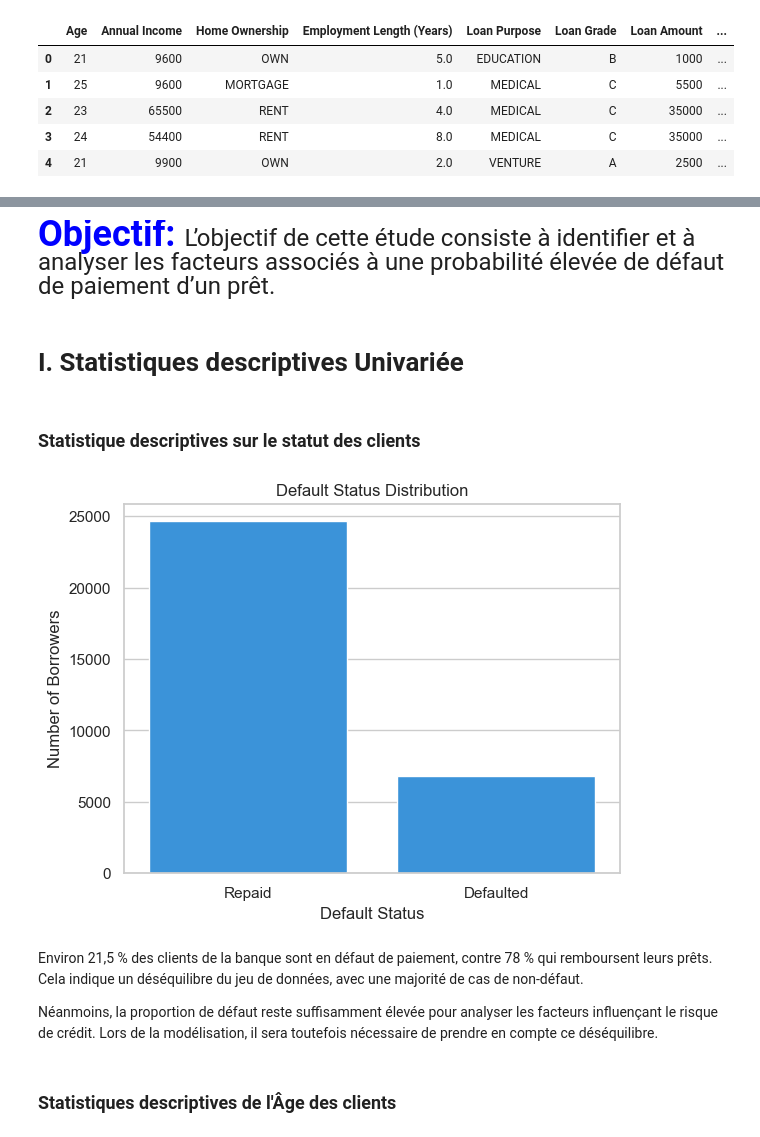
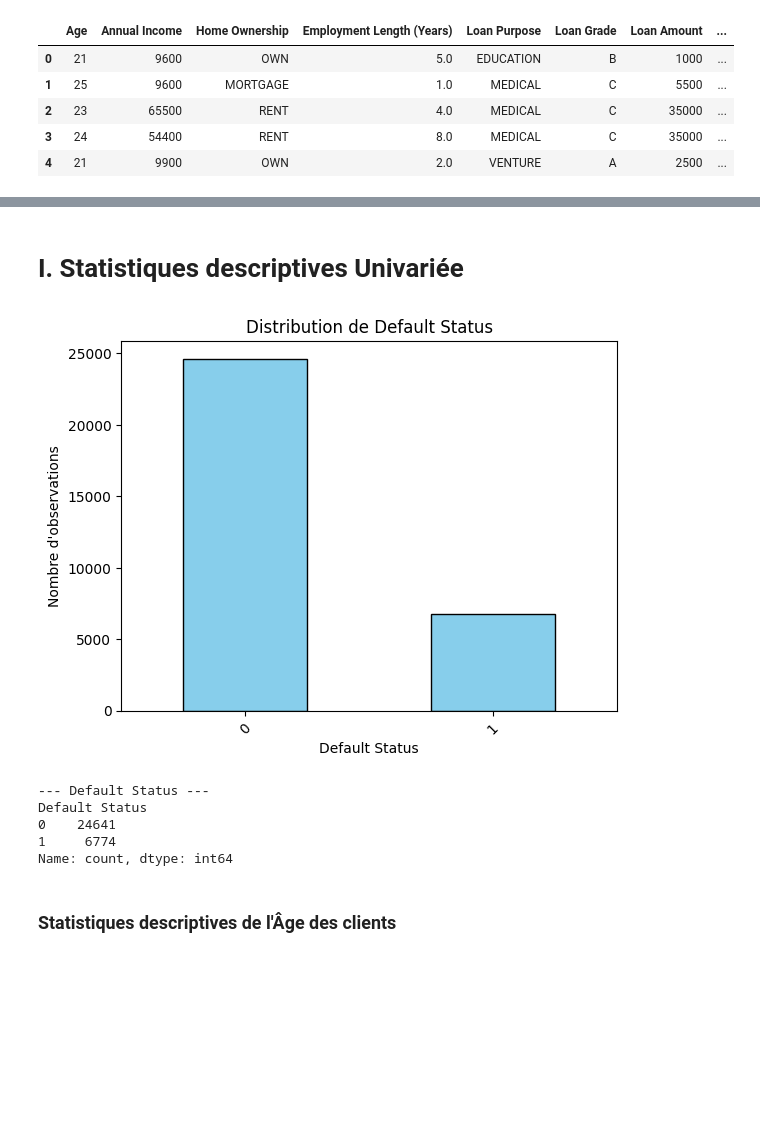
Before and after one commit to YATABARE-Cheikna-Amala/Projet-Final-Python_Pour_la_Data_Science, a Jupyter notebook: Projet_python_pour_la_data_science.ipynb, the cells around one changed output, grey strips where cells are left out. Cells and saved outputs as stored; diff of their text form; code cells hidden in the pictures; blank space fills up the shorter version.

```diff
--- a/Projet_python_pour_la_data_science.ipynb
+++ b/Projet_python_pour_la_data_science.ipynb
@@ -112,31 +89,16 @@ summary
 # %%
 from statistique_descriptive import Statistique_Descriptives
 from statistique_descriptive import analyse_categorielle
-# %% [markdown]
-<span style="color:blue; font-size:36px; font-weight:bold;">
-Objectif:
-</span>
-
-<span style="font-size:24px;">
-L’objectif de cette étude consiste à identifier et à analyser les facteurs associés à une probabilité élevée de défaut de paiement d’un prêt.
-</span>
 # %% [markdown]
 # I. Statistiques descriptives Univariée
-# %% [markdown]
-### Statistique descriptives sur le statut des clients
-# %%
-# This plot visualizes the distribution of the target variable (Default Status).
-sns.countplot(x='Default Status', data=data, color='#2196F3')
-plt.title('Default Status Distribution')
-plt.xticks([0, 1], ['Repaid', 'Defaulted'])
-plt.ylabel('Number of Borrowers')
-plt.savefig("default_status_distribution.png", bbox_inches='tight', dpi=300)
-plt.show()
-# %% [output]
-[figure, removed]
-# %% [markdown]
-Environ 21,5 % des clients de la banque sont en défaut de paiement, contre 78 % qui remboursent leurs prêts. Cela indique un déséquilibre du jeu de données, avec une majorité de cas de non-défaut.
-
-Néanmoins, la proportion de défaut reste suffisamment élevée pour analyser les facteurs influençant le risque de crédit. Lors de la modélisation, il sera toutefois nécessaire de prendre en compte ce déséquilibre.
+# %%
+analyse_categorielle(data, "Default Status")
+# %% [output]
+[figure, added]
+--- Default Status ---
+Default Status
+0    24641
+1     6774
+Name: count, dtype: int64
 # %% [markdown]
 ### Statistiques descriptives de l'Âge des clients
```
Also changed, not shown: parts of 65 cells of this notebook.
